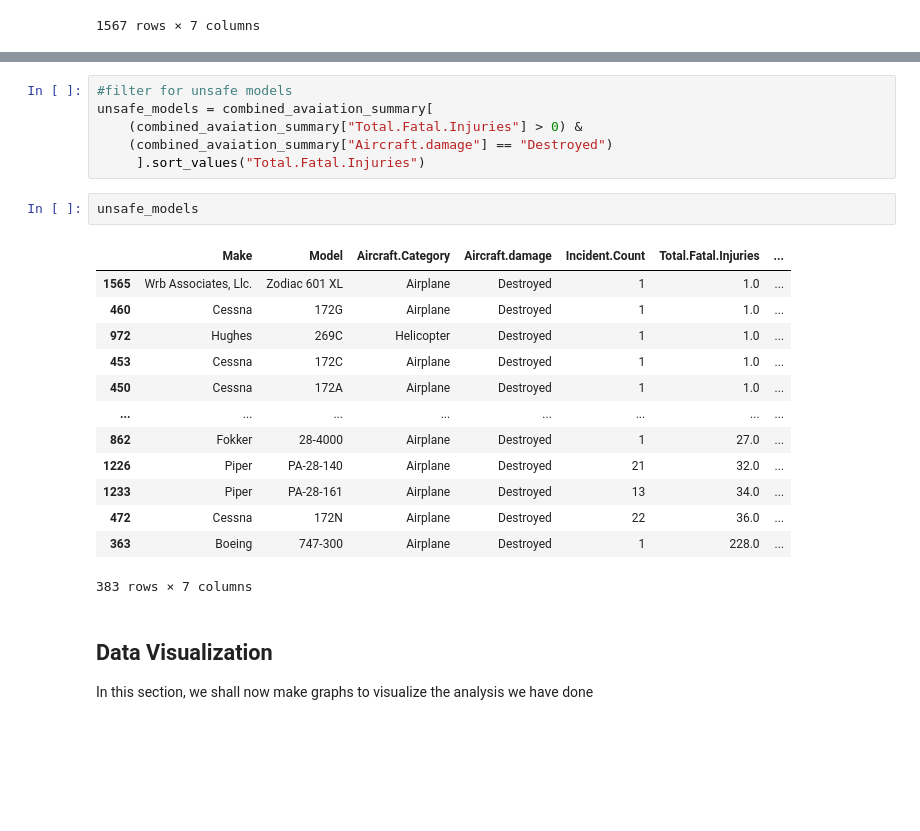
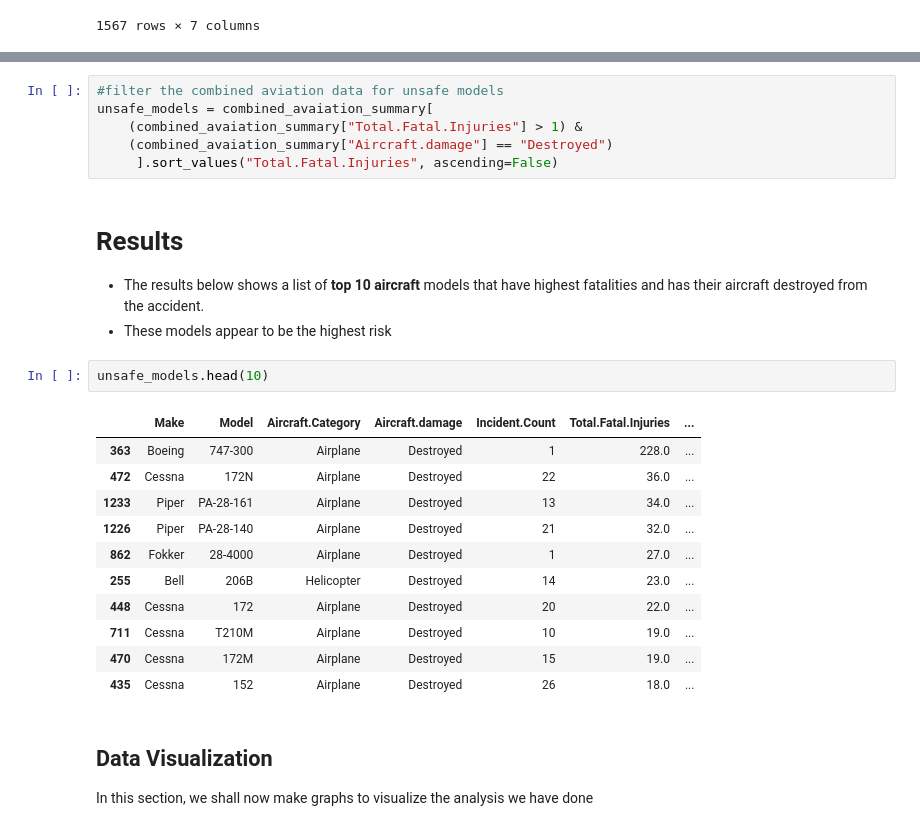
Before and after one commit to cminyade/phase-1-project, a Jupyter notebook: student.ipynb, the cells around one changed output, grey strips where cells are left out. Saved outputs shown, nothing was run; the diff lists cells and outputs as text; blank space fills up the shorter version.

```diff
--- a/student.ipynb
+++ b/student.ipynb
@@ -227,25 +254,27 @@ safe_models
 # %%
-#filter for unsafe models
+#filter the combined aviation data for unsafe models
 unsafe_models = combined_avaiation_summary[
-    (combined_avaiation_summary["Total.Fatal.Injuries"] > 0) &
+    (combined_avaiation_summary["Total.Fatal.Injuries"] > 1) &
     (combined_avaiation_summary["Aircraft.damage"] == "Destroyed")
-     ].sort_values("Total.Fatal.Injuries")
+     ].sort_values("Total.Fatal.Injuries", ascending=False)
+# %% [markdown]
+# Results
+- The results below shows a list of **top 10 aircraft** models that have highest fatalities and has their aircraft destroyed from the accident.
+- These models appear to be the highest risk
 # %%
-unsafe_models
+unsafe_models.head(10)
 # %% [output]
 |  | Make | Model | Aircraft.Category | Aircraft.damage | Incident.Count | Total.Fatal.Injuries | ... |
-| 1565 | Wrb Associates, Llc. | Zodiac 601 XL | Airplane | Destroyed | 1 | 1.0 | ... |
-| 460 | Cessna | 172G | Airplane | Destroyed | 1 | 1.0 | ... |
-| 972 | Hughes | 269C | Helicopter | Destroyed | 1 | 1.0 | ... |
-| 453 | Cessna | 172C | Airplane | Destroyed | 1 | 1.0 | ... |
-| 450 | Cessna | 172A | Airplane | Destroyed | 1 | 1.0 | ... |
-| ... | ... | ... | ... | ... | ... | ... | ... |
+| 363 | Boeing | 747-300 | Airplane | Destroyed | 1 | 228.0 | ... |
+| 472 | Cessna | 172N | Airplane | Destroyed | 22 | 36.0 | ... |
+| 1233 | Piper | PA-28-161 | Airplane | Destroyed | 13 | 34.0 | ... |
+| 1226 | Piper | PA-28-140 | Airplane | Destroyed | 21 | 32.0 | ... |
 | 862 | Fokker | 28-4000 | Airplane | Destroyed | 1 | 27.0 | ... |
-| 1226 | Piper | PA-28-140 | Airplane | Destroyed | 21 | 32.0 | ... |
-| 1233 | Piper | PA-28-161 | Airplane | Destroyed | 13 | 34.0 | ... |
-| 472 | Cessna | 172N | Airplane | Destroyed | 22 | 36.0 | ... |
-| 363 | Boeing | 747-300 | Airplane | Destroyed | 1 | 228.0 | ... |
+| 255 | Bell | 206B | Helicopter | Destroyed | 14 | 23.0 | ... |
+| 448 | Cessna | 172 | Airplane | Destroyed | 20 | 22.0 | ... |
+| 711 | Cessna | T210M | Airplane | Destroyed | 10 | 19.0 | ... |
+| 470 | Cessna | 172M | Airplane | Destroyed | 15 | 19.0 | ... |
+| 435 | Cessna | 152 | Airplane | Destroyed | 26 | 18.0 | ... |
-383 rows × 7 columns
 # %% [markdown]
 ## Data Visualization
 
```
Also changed, not shown: parts of 14 cells of this notebook.
